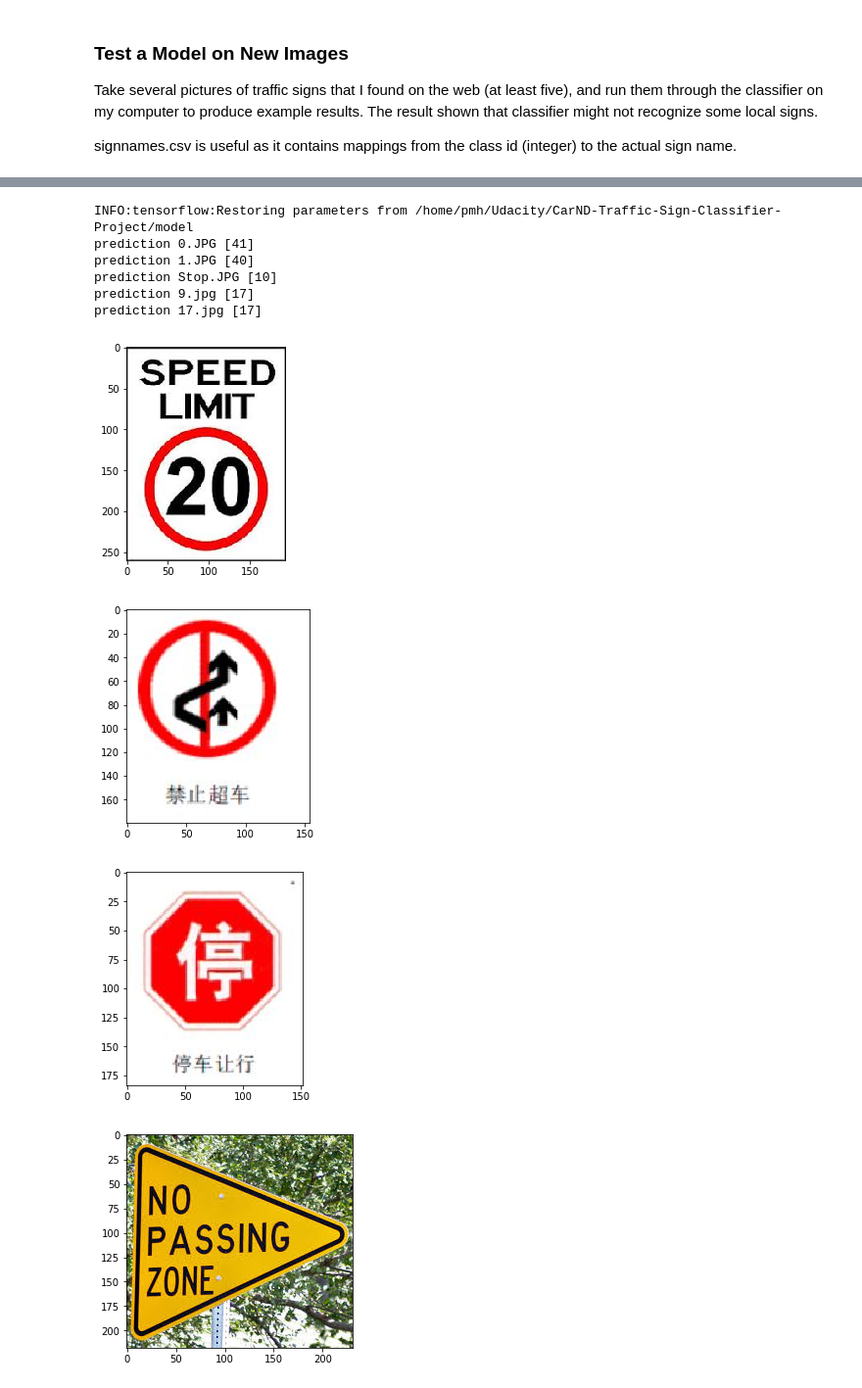
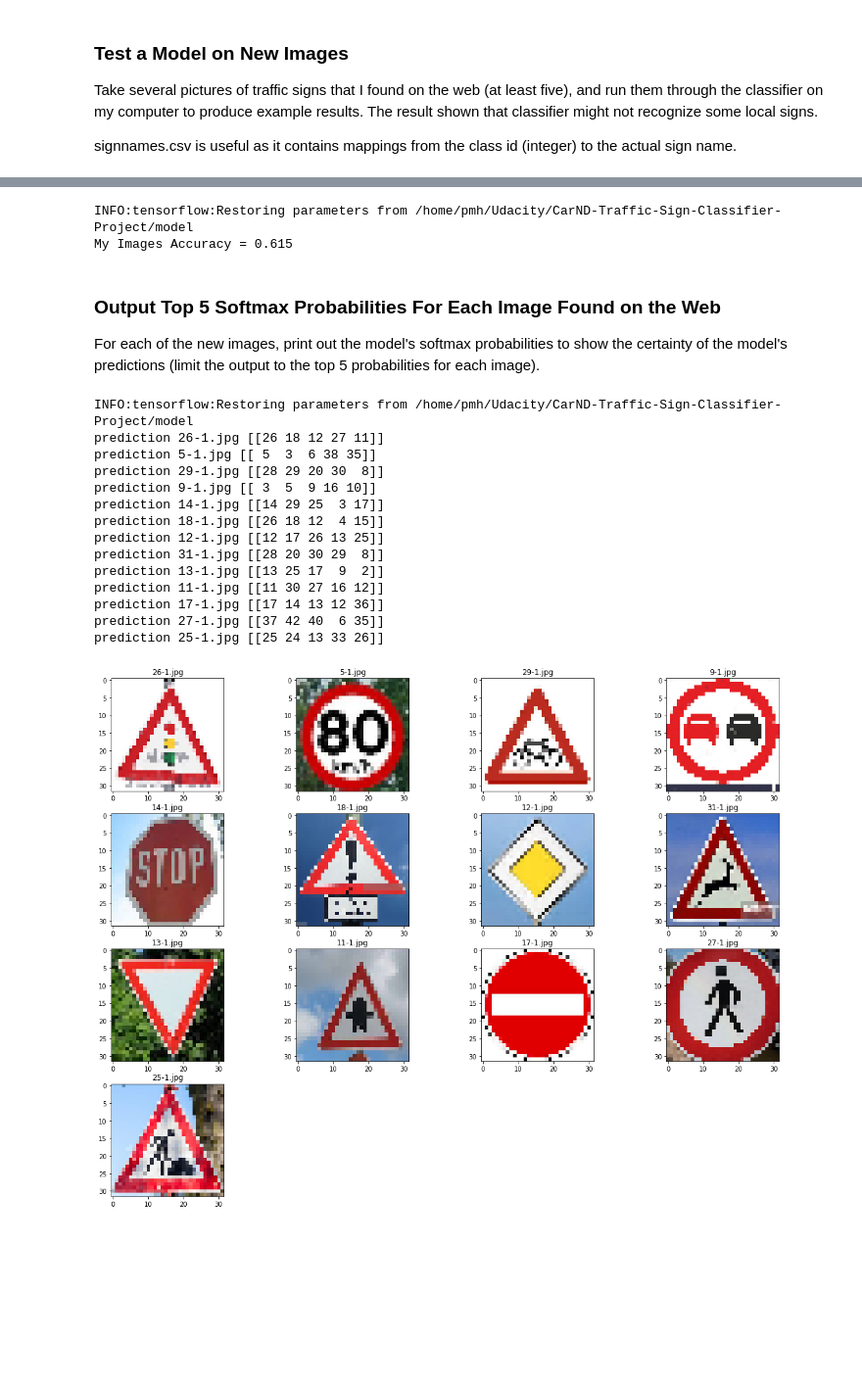
Before and after one commit to WalesPeng/Traffic_Sign_Classifier, a Jupyter notebook: Traffic_Sign_Classifier.ipynb, the cells around one changed output, grey strips where cells are left out. Shown at 98% size. Cells and saved outputs as stored; diff of their text form; code cells hidden in the pictures; blank space fills up the shorter version.

Commit message:
add my image test accurency
Add my image test accurency.

```diff
--- a/Traffic_Sign_Classifier.ipynb
+++ b/Traffic_Sign_Classifier.ipynb
@@ -381,0 +402,19 @@ Take several pictures of traffic signs that I found on the web (at least five),
+# %%
+import numpy as np
+imgs = np.zeros((len(filenames),32,32,3))
+labels = [26,5,29,9,14,18,12,31,13,11,17,27,25]
+labels = np.array(labels).astype(np.int32)
+from scipy import misc
+
+fig = plt.figure()
+for i in range(0,len(filenames)):
+    img = cv2.imread('./'+filenames[i])
+    img = cv2.cvtColor(img,cv2.COLOR_BGR2RGB)
+    fig.set_size_inches(13, 15)
+    plt.subplot(4,4,i+1)
+    plt.title(str(labels[i]))
+    plt.imshow(img)
+    img  = cv2.resize(img, (32, 32))
+
+    imgs[i] = img
+    imgs = imgs.astype(np.float32)
@@ -382,38 +423,64 @@ Take several pictures of traffic signs that I found on the web (at least five),
+# %%
+
+with tf.Session() as sess:
+#     saver.restore(sess, '/home/pmh/Udacity/CarND-Traffic-Sign-Classifier-Project/model')
+    saver.restore(sess, tf.train.latest_checkpoint('.'))
+
+    # test_accuracy = evaluate(X_test, y_test)
+    # print("Test Accuracy = {:.3f}".format(test_accuracy))
+    private_images_accuracy = evaluate(imgs, labels)
+    print("My Images Accuracy = {:.3f}".format(private_images_accuracy))
+# %% [output]
+INFO:tensorflow:Restoring parameters from /home/pmh/Udacity/CarND-Traffic-Sign-Classifier-Project/model
+My Images Accuracy = 0.615
+# %% [markdown]
+### Output Top 5 Softmax Probabilities For Each Image Found on the Web
+For each of the new images, print out the model's softmax probabilities to show the certainty of the model's predictions (limit the output to the top 5 probabilities for each image).
 # %%
-
 ### Load the images and plot them
 ### convert images to correct shape and grayscale
 ### predict and print prediction
 import os
 import matplotlib.image as mpimg
 dir = 'traffic-Sign_MySample/'
 files = os.listdir(dir)
 
 sess = tf.Session()
 saver.restore(sess, '/home/pmh/Udacity/CarND-Traffic-Sign-Classifier-Project/model')
 
+plt.figure(figsize=(20,15))
 for count, filename in enumerate(files):
-    plt.figure()
     img = mpimg.imread(dir + filename)
+    img = cv2.resize(img, (32, 32))
+#     fig.set_size_inches(10, 25)
+    plt.subplot(4,4,count+1)
+    plt.title(str(filename))
     plt.imshow(img)
 
-    resized = cv2.resize(img, (32, 32))
-#    gray = cv2.cvtColor(resized, cv2.COLOR_BGR2GRAY)
+#     resized = cv2.cvtColor(resized, cv2.COLOR_BGR2GRAY)
 #    plt.figure()
 #    plt.imshow(gray, cmap='gray')
-    imgReshape = np.reshape(resized, (1, 32, 32, 3)).astype(np.int32)
+    imgReshape = np.reshape(img, (1, 32, 32, 3)).astype(np.int32)
     scores = logits.eval(feed_dict={x:imgReshape, keep_prob:1.0}, session=sess)
 #     softmax = tf.nn.softmax_cross_entropy_with_logits(logits, one_hot_y)
-    prediction = tf.argmax(scores, 1)
-    print('prediction', filename, prediction.eval(session=sess))
+    sorted_a, indices = tf.nn.top_k(scores, k=5)
+
+    # prediction = tf.argmax(scores, 1)
+#    print('prediction', filename, sorted_a.eval(session=sess))
+    print('prediction', filename, indices.eval(session=sess))
 # %% [output]
 INFO:tensorflow:Restoring parameters from /home/pmh/Udacity/CarND-Traffic-Sign-Classifier-Project/model
-prediction 0.JPG [41]
-prediction 1.JPG [40]
-prediction Stop.JPG [10]
-prediction 9.jpg [17]
-prediction 17.jpg [17]
+prediction 26-1.jpg [[26 18 12 27 11]]
+prediction 5-1.jpg [[ 5  3  6 38 35]]
+prediction 29-1.jpg [[28 29 20 30  8]]
+prediction 9-1.jpg [[ 3  5  9 16 10]]
+prediction 14-1.jpg [[14 29 25  3 17]]
+prediction 18-1.jpg [[26 18 12  4 15]]
+prediction 12-1.jpg [[12 17 26 13 25]]
+prediction 31-1.jpg [[28 20 30 29  8]]
+prediction 13-1.jpg [[13 25 17  9  2]]
+prediction 11-1.jpg [[11 30 27 16 12]]
+prediction 17-1.jpg [[17 14 13 12 36]]
+prediction 27-1.jpg [[37 42 40  6 35]]
+prediction 25-1.jpg [[25 24 13 33 26]]
-[figure, old version]
+[figure, new version]
-[figure, removed]
-[figure, removed]
-[figure, removed]
```
Also changed, not shown: parts of 5 cells of this notebook, 23 other files.
